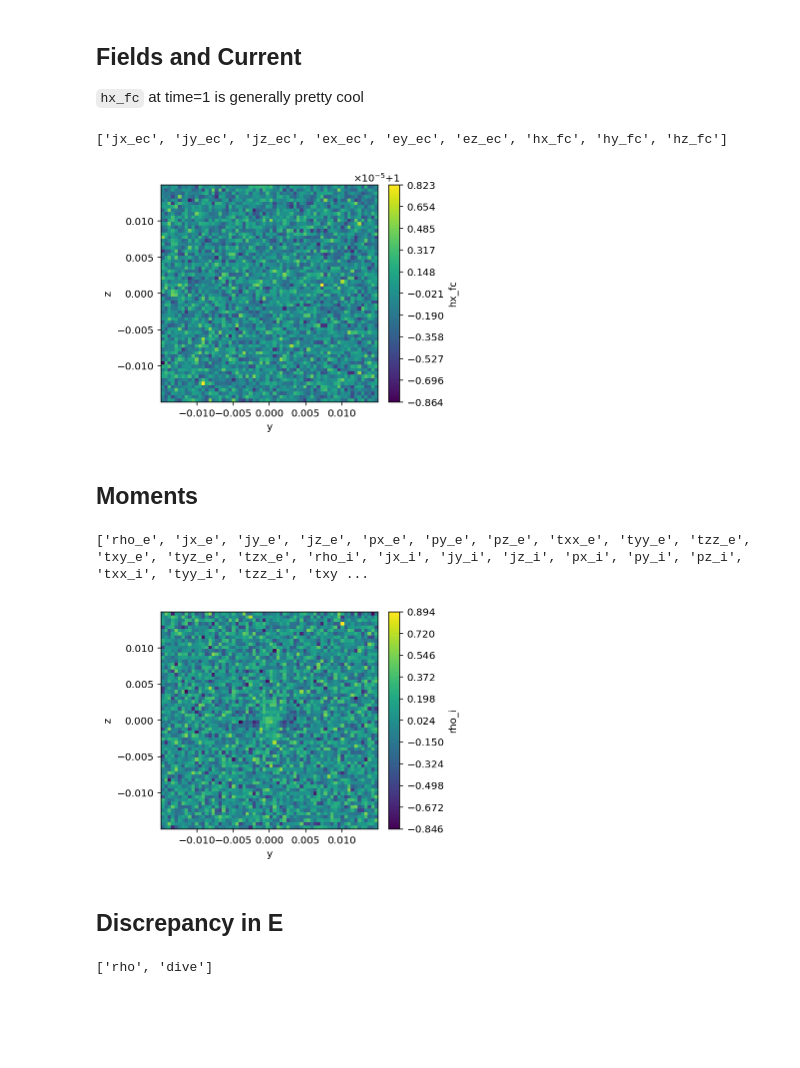
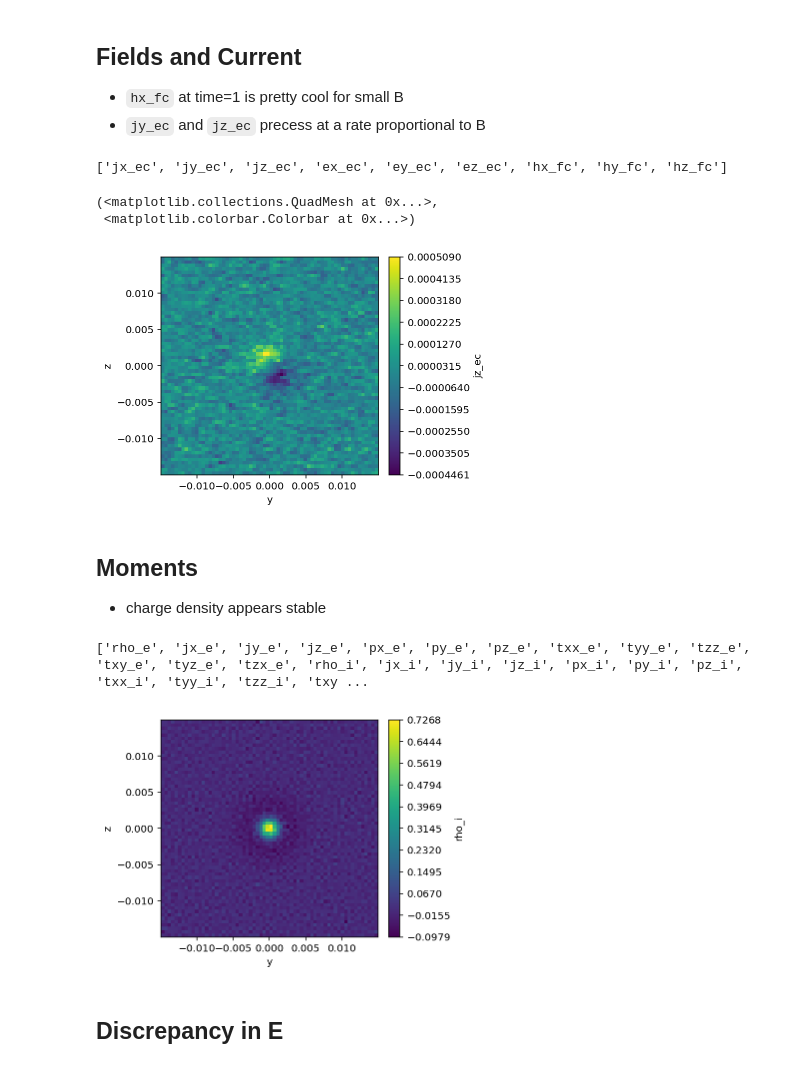
Before and after one commit to JamesMcClung/psc-scrap, a Jupyter notebook: plot_pfd.ipynb, the cells around one changed output. Drawn from its saved outputs; the diff is of its cells as text; code cells hidden in the pictures; blank space fills up the shorter version.

```diff
--- a/plot_pfd.ipynb
+++ b/plot_pfd.ipynb
@@ -58,36 +60,36 @@ display(w)
 # %% [markdown]
 ## Fields and Current
-`hx_fc` at time=1 is generally pretty cool
+- `hx_fc` at time=1 is pretty cool for small B
+- `jy_ec` and `jz_ec` precess at a rate proportional to B
-# %%
-run = f"{trialpath}/{trialfile}/pfd.xdmf"
-vf = viscid.load_file(run, force_reload=True)
-print([f.name for f in vf.iter_fields()])
-# %% [output]
-['jx_ec', 'jy_ec', 'jz_ec', 'ex_ec', 'ey_ec', 'ez_ec', 'hx_fc', 'hy_fc', 'hz_fc']
 # %%
-vf.activate_time(20)
-vlt.plot(vf["hx_fc"]);
+run = f"{trialpath}/{trialfile}/pfd.xdmf"
+vf = viscid.load_file(run, force_reload=True)
+print([f.name for f in vf.iter_fields()])
+
+vf.activate_time(1)
+# vlt.plot((vf["jz_ec"]**2 + vf["jy_ec"]**2)**.5);
+# vlt.plot((vf["ey_ec"]**2 + vf["ez_ec"]**2)**.5)
+# vlt.plot((vf["hy_fc"]**2 + vf["hz_fc"]**2)**.5)
+# vlt.plot(vf["hx_fc"])
+vlt.plot(vf["jz_ec"])
 # %% [output]
+['jx_ec', 'jy_ec', 'jz_ec', 'ex_ec', 'ey_ec', 'ez_ec', 'hx_fc', 'hy_fc', 'hz_fc']
+(<matplotlib.collections.QuadMesh at 0x...>,
+ <matplotlib.colorbar.Colorbar at 0x...>)
-[figure, old version]
+[figure, new version]
 # %% [markdown]
 ## Moments
+- charge density appears stable
-# %%
-run_moments = f"{trialpath}/{trialfile}/pfd_moments.xdmf"
-vf_moments = viscid.load_file(run_moments, force_reload=True)
-print([f.name for f in vf_moments.iter_fields()])
-# %% [output]
-['rho_e', 'jx_e', 'jy_e', 'jz_e', 'px_e', 'py_e', 'pz_e', 'txx_e', 'tyy_e', 'tzz_e', 'txy_e', 'tyz_e', 'tzx_e', 'rho_i', 'jx_i', 'jy_i', 'jz_i', 'px_i', 'py_i', 'pz_i', 'txx_i', 'tyy_i', 'tzz_i', 'txy ...
 # %%
+run_moments = f"{trialpath}/{trialfile}/pfd_moments.xdmf"
+vf_moments = viscid.load_file(run_moments, force_reload=True)
+print([f.name for f in vf_moments.iter_fields()])
+
 vf_moments.activate_time(25)
 vlt.plot(vf_moments["rho_i"] + vf_moments["rho_e"]);
 # %% [output]
+['rho_e', 'jx_e', 'jy_e', 'jz_e', 'px_e', 'py_e', 'pz_e', 'txx_e', 'tyy_e', 'tzz_e', 'txy_e', 'tyz_e', 'tzx_e', 'rho_i', 'jx_i', 'jy_i', 'jz_i', 'px_i', 'py_i', 'pz_i', 'txx_i', 'tyy_i', 'tzz_i', 'txy ...
-[figure, old version]
+[figure, new version]
 # %% [markdown]
 ## Discrepancy in E
-# %%
-run_gauss = f"{trialpath}/{trialfile}/gauss.xdmf"
-vf_gauss = viscid.load_file(run_gauss, force_reload=True)
-print([f.name for f in vf_gauss.iter_fields()])
-# %% [output]
-['rho', 'dive']
 # %%
```
Also changed, not shown: parts of 3 cells of this notebook.
